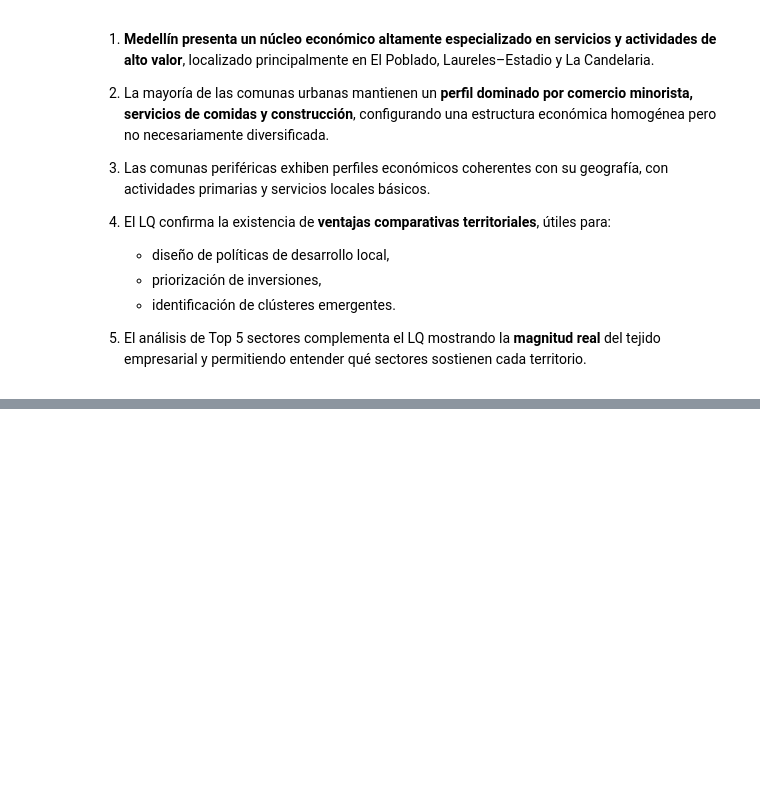
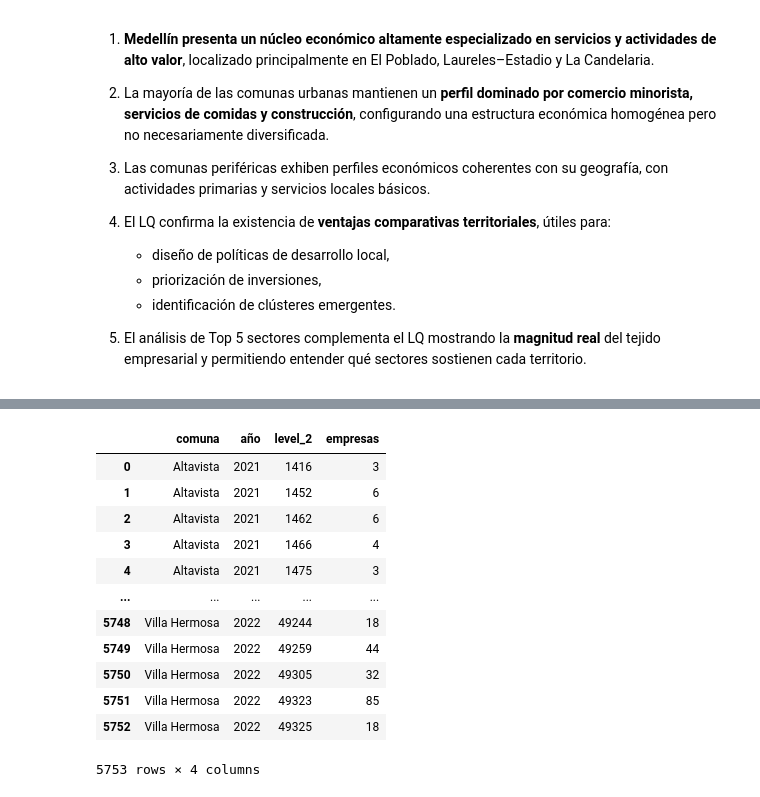
Before and after one commit to smaje99/diploma-in-data-analytics-in-business-management-unir, a Jupyter notebook: medellin-business-landscape/medellin-business-landscape.ipynb, the cells around one changed output, grey strips where cells are left out. Drawn from its saved outputs; the diff is of its cells as text; code cells hidden in the pictures; blank space fills up the shorter version.

```diff
--- a/medellin-business-landscape/medellin-business-landscape.ipynb
+++ b/medellin-business-landscape/medellin-business-landscape.ipynb
@@ -1312,0 +1374,32 @@ Basado en tu metodología y nombre del archivo, contiene:
+# %%
+# Identificación de outliers con Tukey por comuna
+
+
+def tukey_outliers(x):
+    q1 = x.quantile(0.25)
+    q3 = x.quantile(0.75)
+    iqr = q3 - q1
+    lower = q1 - 1.5 * iqr
+    upper = q3 + 1.5 * iqr
+
+    return x[(x < lower) | (x > upper)]
+
+
+outliers = df_join.groupby(["comuna", "año"])["empresas"].apply(tukey_outliers).reset_index()
+outliers = outliers.dropna()
+
+outliers
+# %% [output]
+|  | comuna | año | level_2 | empresas |
+| 0 | Altavista | 2021 | 1416 | 3 |
+| 1 | Altavista | 2021 | 1452 | 6 |
+| 2 | Altavista | 2021 | 1462 | 6 |
+| 3 | Altavista | 2021 | 1466 | 4 |
+| 4 | Altavista | 2021 | 1475 | 3 |
+| ... | ... | ... | ... | ... |
+| 5748 | Villa Hermosa | 2022 | 49244 | 18 |
+| 5749 | Villa Hermosa | 2022 | 49259 | 44 |
+| 5750 | Villa Hermosa | 2022 | 49305 | 32 |
+| 5751 | Villa Hermosa | 2022 | 49323 | 85 |
+| 5752 | Villa Hermosa | 2022 | 49325 | 18 |
+5753 rows × 4 columns
```
Also changed, not shown: parts of 7 cells of this notebook, 3 other files.
